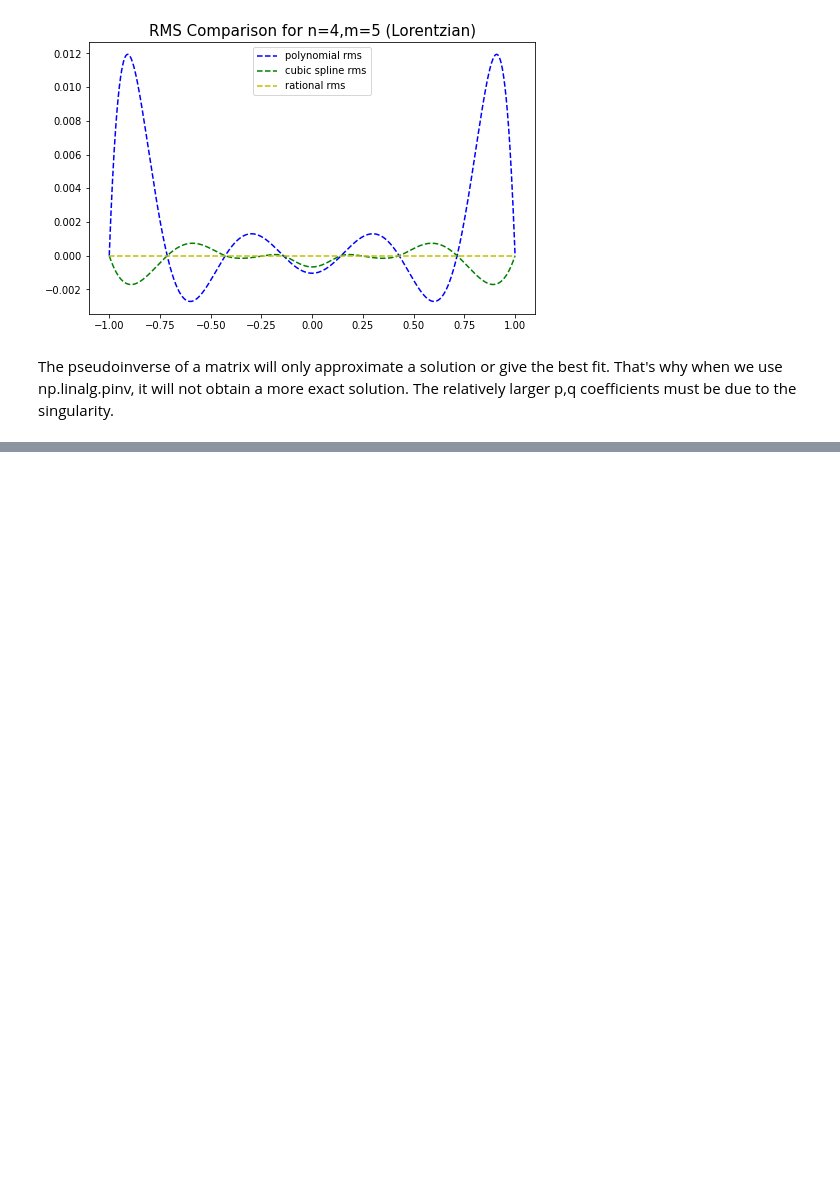
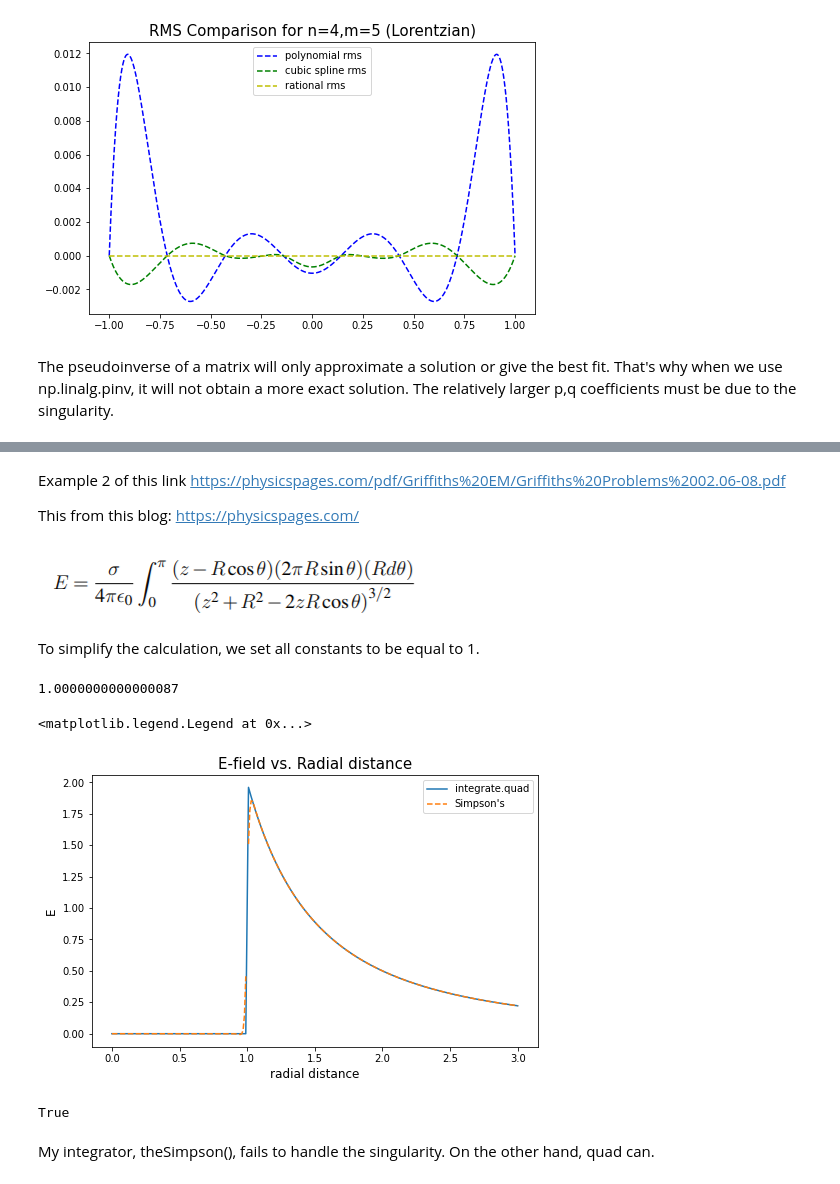
Before and after one commit to kinetic-kit/phys512, a Jupyter notebook: problem_sets/ProblemSet1.ipynb, the cells around one changed output, grey strips where cells are left out. Cells and saved outputs as stored; diff of their text form; code cells hidden in the pictures; blank space fills up the shorter version.

```diff
--- a/problem_sets/ProblemSet1.ipynb
+++ b/problem_sets/ProblemSet1.ipynb
@@ -334,0 +336,58 @@ The pseudoinverse of a matrix will only approximate a solution or give the best
+# %% [markdown]
+Example 2 of this link https://physicspages.com/pdf/Griffiths%20EM/Griffiths%20Problems%2002.06-08.pdf
+
+This from this blog: https://physicspages.com/
+# %% [markdown]
+![image.png](attachment:image.png)
+# %% [markdown]
+To simplify the calculation, we set all constants to be equal to 1.
+# %%
+# E-field integrand
+
+def integrandFunc (z):
+    return lambda theta: (z - np.cos(theta)) * (np.sin(theta)) / (1 + z**2 - 2*z*np.cos(theta))**(3/2)
+
+
+# Simpson's rule from class
+def theSimpsons(func, limit_a, limit_b, npt):
+    x = np.linspace(limit_a, limit_b, npt)
+    y = func(x)
+    dx=np.median(np.diff(x))
+    return dx/3.0*(y[0]+y[-1]+4*np.sum(y[1::2])+2*np.sum(y[2:-1:2]))
+# %%
+integrate.quad(integrandFunc(1), 0, np.pi)[0]
+# %% [output]
+1.0000000000000087
+# %%
+nn = np.linspace(0,3,301)
+
+scipyQuad = []
+integrator = []
+limit_a = 0
+limit_b = np.pi
+
+for z in nn:
+    # [ Simpson's integrator ]
+    integrator.append(theSimpsons(integrandFunc(z), 0, np.pi,100))
+
+    # [ quad from scipy ]
+    scipyQuad.append(integrate.quad(integrandFunc(z), 0, np.pi)[0])
+
+
+plt.figure(figsize=(8,5))
+plt.plot(nn, scipyQuad, label="integrate.quad")
+plt.plot(nn, integrator, label="Simpson's", ls='--')
+plt.xlabel("radial distance", fontsize = 12)
+plt.ylabel("E", fontsize = 12)
+plt.title("E-field vs. Radial distance", fontsize = 15, loc='center')
+plt.legend()
+# %% [output]
+<matplotlib.legend.Legend at 0x...>
+[figure, added]
+# %%
+# radius, R, in nn? (R = 1)
+print (1 in nn)
+# %% [output]
+True
+# %% [markdown]
+My integrator, theSimpson(), fails to handle the singularity. On the other hand, quad can.
```
Also changed, not shown: parts of 4 cells of this notebook.
